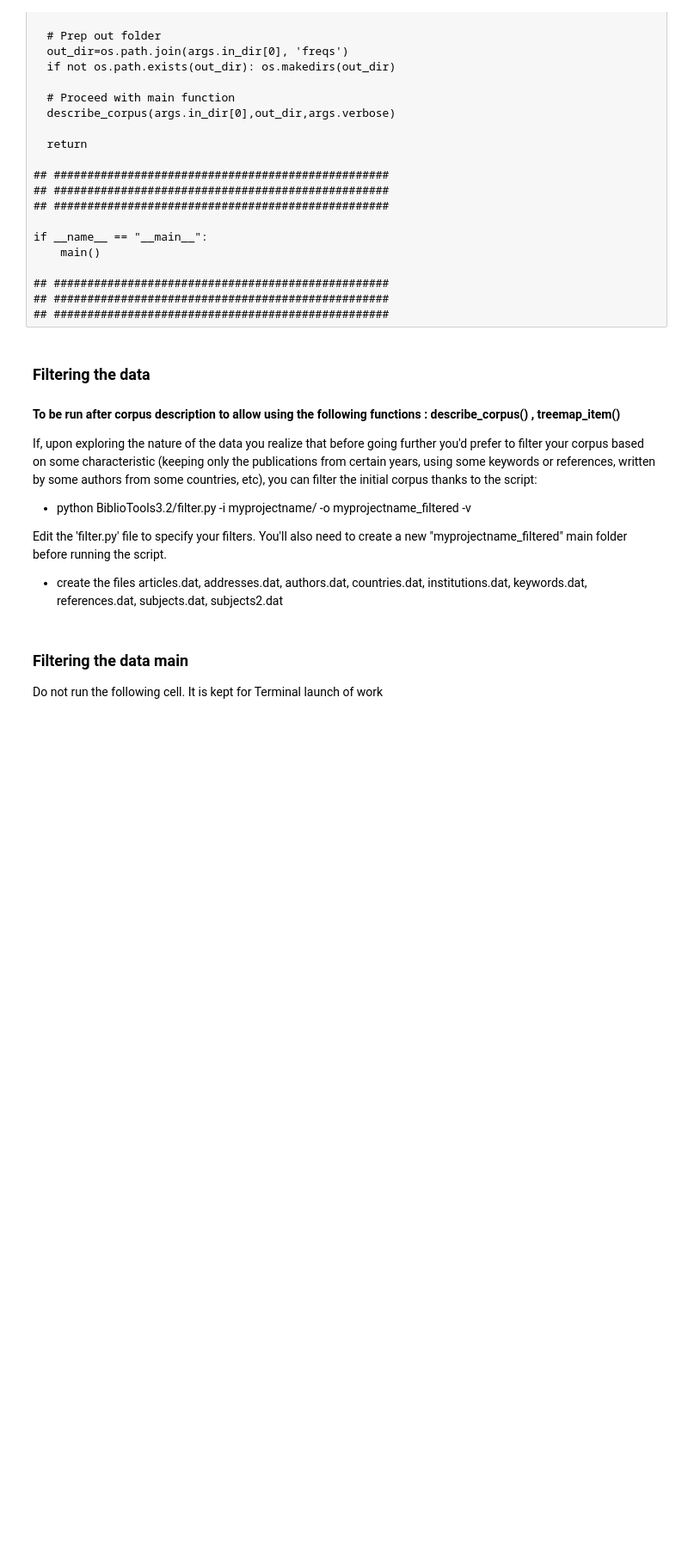
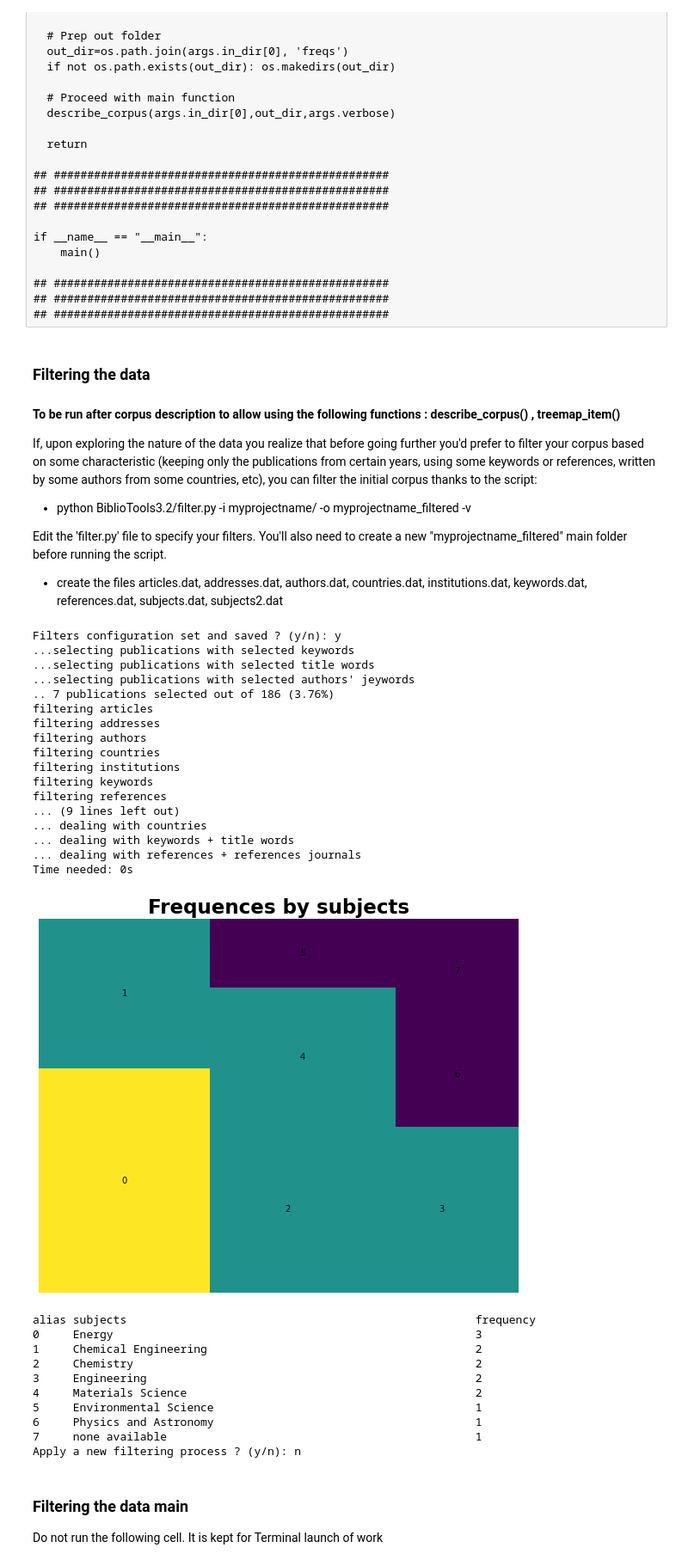
Before and after one commit to IonaBrenac/BiblioAnalysis, a Jupyter notebook: BiblioTools2jupyter.ipynb, the cells around one changed output. Shown at 86% size. Drawn from its saved outputs; the diff is of its cells as text; code cells hidden in the pictures; blank space fills up the shorter version.

Commit message:
Created BiblioAnalysis_OnDev Jupyter Notebook with rewriting parsing, describing and filtering functions

```diff
--- a/BiblioTools2jupyter.ipynb
+++ b/BiblioTools2jupyter.ipynb
@@ -1313,7 +1365,7 @@ Edit the 'filter.py' file to specify your filters. You'll also need to create a
 """
    Author: Sebastian Grauwin (http://www.sebastian-grauwin.com/)
    Copyright (C) 2017
-   Modified 30/03/2021: François Bertin and Amal Chabli
+   Modified 08/04/2021: François Bertin and Amal Chabli
 """
 
 # usage: filter.py -i DIR -o DIR [-v]
@@ -1382,6 +1434,9 @@ def filter_corpus_new(in_dir, out_dir, verbose, file_config_filters):
         for key, value in config_users.items():
             if key == "COMBINE":
                 COMBINE = value
+
+            elif key == "EXCLUSION":
+                pass
 
             elif key == "authors":
                 if value["mode"]:
@@ -1745,34 +1800,63 @@ while True:
 
     congig_filters = "n"
     while congig_filters == "n":
         congig_filters = input(
             "Filters configuration set and saved ? (y/n): "
             )
 
     # Running function filter_corpus_new
     filter_corpus_new(in_dir_filter, out_dir_filter, verbose, file_config_filters)
 
     # Treemap plot by a corpus item after filtering
         # Folder containing the wos or scopus parsed and filtered files
     in_dir_corpus = out_dir_filter
 
         # Folder containing the wos or scopus parsed, filtered and analysed files
     out_dir_corpus = root / Path(user['path2'] + myprojectname + 'freq' + '_' + str(filtering_step))
     if not os.path.exists(out_dir_corpus):
         os.mkdir(out_dir_corpus)
 
         # Running describe_corpus
     verbose = True
     describe_corpus(in_dir_corpus, out_dir_corpus, verbose)
 
         # Running plot of treemap for selected item_treemap
-    item_treemap = 'subjects'
+    item_treemap = 'subjects'   # 'subjects2',
     path_treemap = user['path2'] + myprojectname + 'freq' + '_' + str(filtering_step) + "/"
     treemap_item(item_treemap, path_treemap)
 
     filtering_step=filtering_step + 1
 
 ## <------------------------------
+# %% [output]
+Filters configuration set and saved ? (y/n): y
+...selecting publications with selected keywords
+...selecting publications with selected title words
+...selecting publications with selected authors' jeywords
+.. 7 publications selected out of 186 (3.76%)
+filtering articles
+filtering addresses
+filtering authors
+filtering countries
+filtering institutions
+filtering keywords
+filtering references
+... (9 lines left out)
+... dealing with countries
+... dealing with keywords + title words
+... dealing with references + references journals
+Time needed: 0s
+[figure, added]
+alias subjects                                                    frequency
+0     Energy                                                      3
+1     Chemical Engineering                                        2
+2     Chemistry                                                   2
+3     Engineering                                                 2
+4     Materials Science                                           2
+5     Environmental Science                                       1
+6     Physics and Astronomy                                       1
+7     none available                                              1
+Apply a new filtering process ? (y/n): n
 # %% [markdown]
 ### Filtering the data main
 Do not run the following cell. It is kept for Terminal launch of work
```
Also changed, not shown: parts of 3 cells of this notebook, 8 other files.
